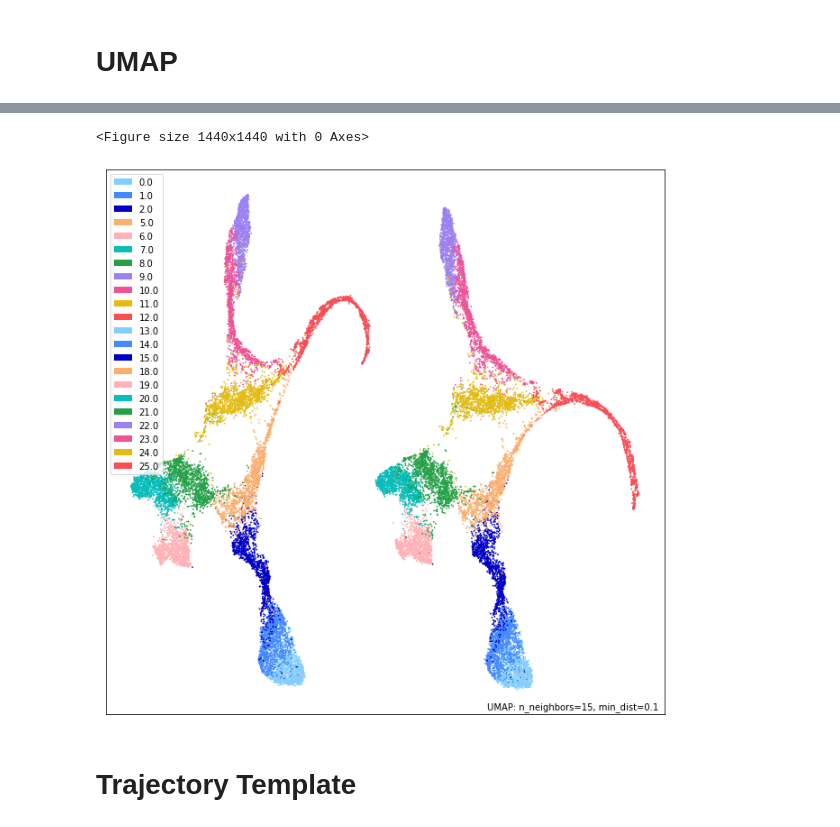
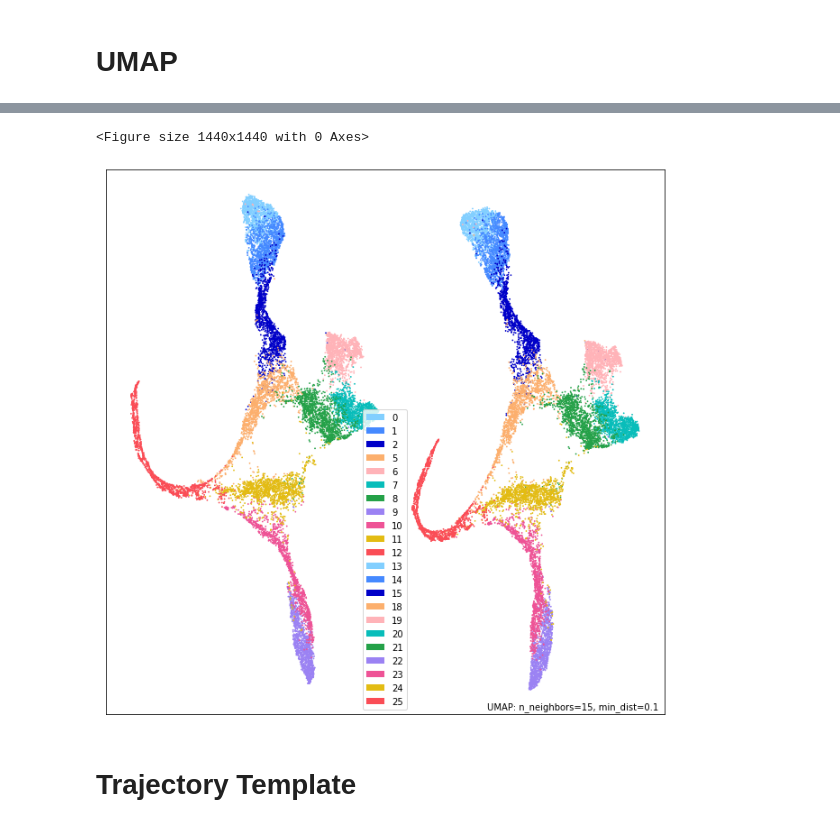
Before and after one commit to orger-lab/megabouts, a Jupyter notebook: megabouts/bout_category_description.ipynb, the cells around one changed output, grey strips where cells are left out. Drawn from its saved outputs; the diff is of its cells as text; code cells hidden in the pictures.

```diff
--- a/megabouts/bout_category_description.ipynb
+++ b/megabouts/bout_category_description.ipynb
@@ -36,3 +47,5 @@ templates_flat.shape
+# %%
+knn_training_dataset = Knn_training_dataset(fps=700,augmentation_delays=[0],ignore_CS=True)
 # %%
 import matplotlib.gridspec as gridspec
 from matplotlib import colors
@@ -147,7 +160,7 @@ import umap
 import umap.plot
 # %%
 reducer = umap.UMAP(n_components=2,verbose=True)
-embedding = reducer.fit_transform(templates_flat)
+embedding = reducer.fit_transform(knn_training_dataset.tail_flat)
 # %% [output]
 UMAP(dens_frac=0.0, dens_lambda=0.0, verbose=True)
 Construct fuzzy simplicial set
@@ -169,10 +182,10 @@ Fri May 27 12:38:32 2022 Finished embedding
 # %%
 plt.figure(figsize=(20,20))
 #umap.plot.points(reducer,labels=bouts_df.strain,color_key_cmap='plasma')
-umap.plot.points(reducer,labels=templates_labels,color_key=dict_color_bouts)
+umap.plot.points(reducer,labels=knn_training_dataset.labels,color_key=dict_color_bouts)
 plt.draw()
 # %% [output]
 <Figure size 1440x1440 with 0 Axes>
-[figure, old version]
+[figure, new version]
 # %% [markdown]
 # Trajectory Template
```
Also changed, not shown: parts of 48 cells of this notebook, 18 other files.
